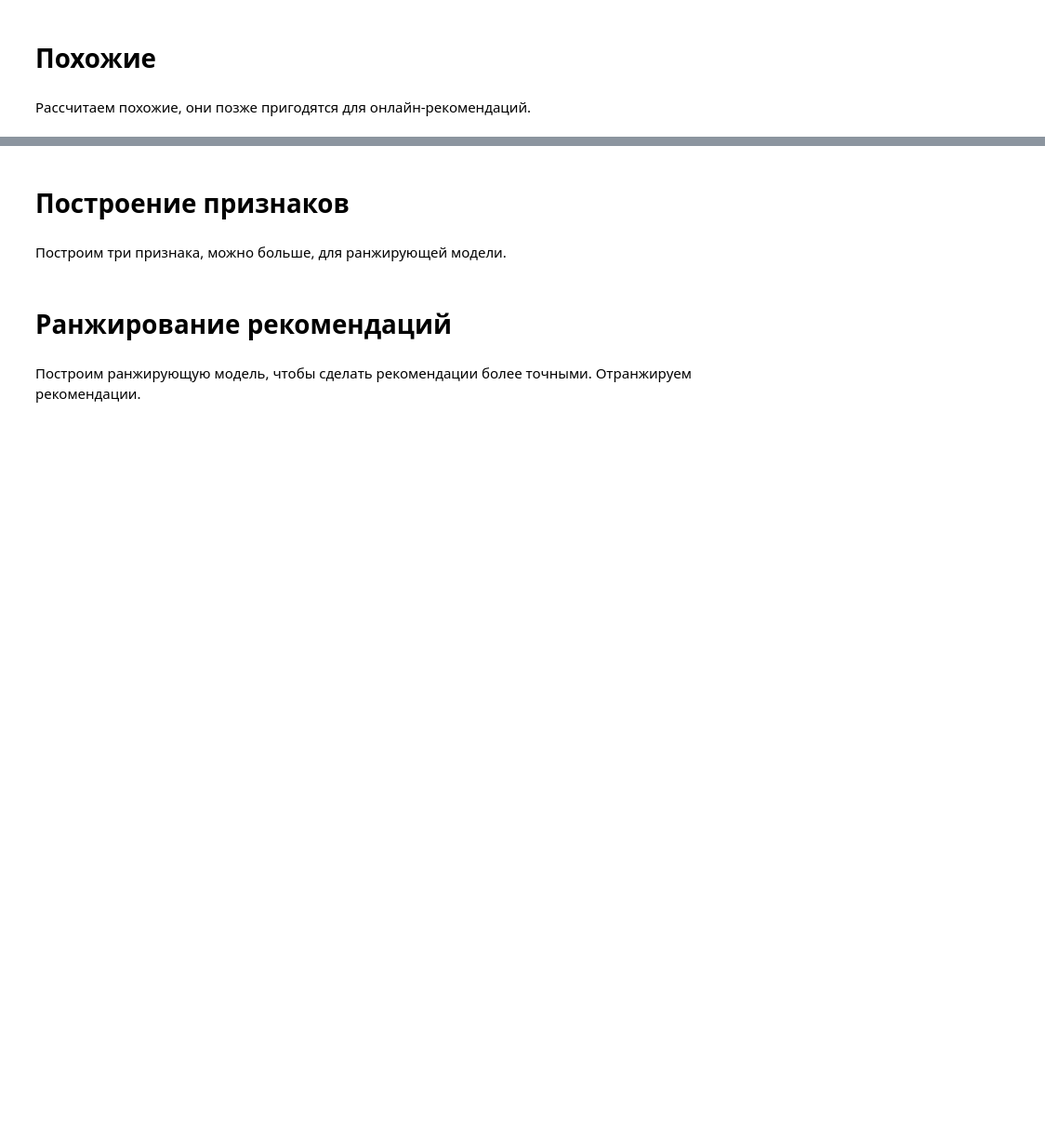
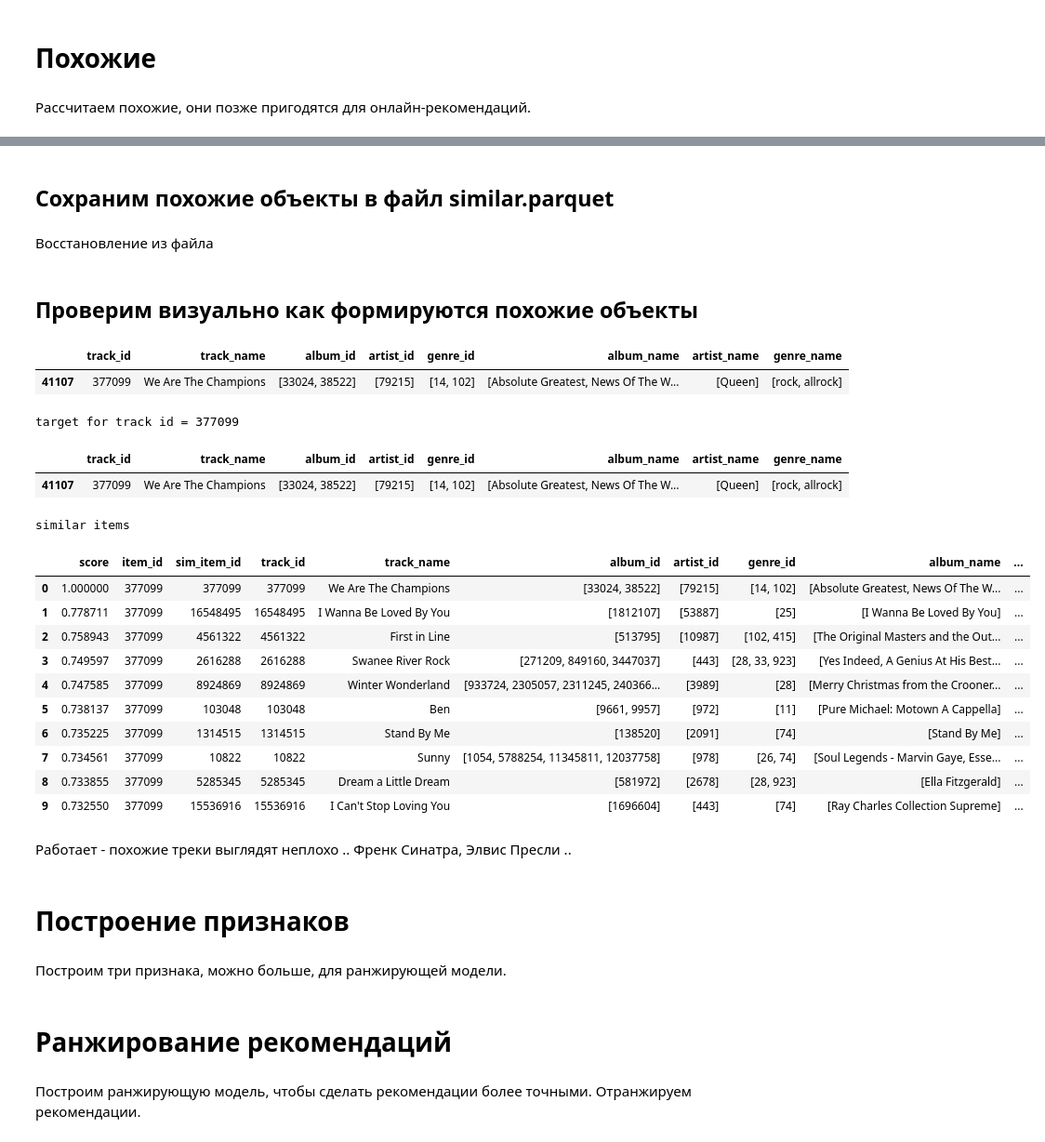
Before and after one commit to khromenko/mle-project-sprint-4-v001, a Jupyter notebook: recommendations.ipynb, the cells around one changed output, grey strips where cells are left out. Shown at 93% size. Cells and saved outputs as stored; diff of their text form; code cells hidden in the pictures; blank space fills up the shorter version.

```diff
--- a/recommendations.ipynb
+++ b/recommendations.ipynb
@@ -1218,0 +1354,2 @@ als_recommendations.to_parquet(path + "personal_als.parquet")
+# %% [markdown]
+## Сохраним похожие объекты в файл similar.parquet
@@ -1219,3 +1359,56 @@ als_recommendations.to_parquet(path + "personal_als.parquet")
+# %% [markdown]
+Восстановление из файла
+# %%
+import pandas as pd
+
+path = 'data/recsys/'
+sim_recs_als = pd.read_parquet(path + 'similar.parquet')
+# %% [markdown]
+## Проверим визуально как формируются похожие объекты
+# %%
+items = pd.read_parquet(path + "items.parquet")
+# %%
+track_name = 'We are the champions'
+artist_name = 'Queen'
+
+target_track = items[
+    items['track_name'].str.contains(track_name, case=False)
+    &
+    items['artist_name'].str.join(',').str.contains(artist_name, case=False)
+    ].head(1)
+
+target_track
+# %% [output]
+|  | track_id | track_name | album_id | artist_id | genre_id | album_name | artist_name | genre_name |
+| 41107 | 377099 | We Are The Champions | [33024, 38522] | [79215] | [14, 102] | [Absolute Greatest, News Of The W... | [Queen] | [rock, allrock] |
+# %%
+target_track_id = target_track['track_id'].iat[0]
+print(f'target for track id = {target_track_id}')
+display(target_track)
+
+sim_recs = sim_recs_als[sim_recs_als['item_id'] == target_track_id] \
+    .merge(items, left_on='sim_item_id', right_on='track_id')
+
+print('similar items')
+display(sim_recs)
+# %% [output]
+target for track id = 377099
+|  | track_id | track_name | album_id | artist_id | genre_id | album_name | artist_name | genre_name |
+| 41107 | 377099 | We Are The Champions | [33024, 38522] | [79215] | [14, 102] | [Absolute Greatest, News Of The W... | [Queen] | [rock, allrock] |
+similar items
+|  | score | item_id | sim_item_id | track_id | track_name | album_id | artist_id | genre_id | album_name | ... |
+| 0 | 1.000000 | 377099 | 377099 | 377099 | We Are The Champions | [33024, 38522] | [79215] | [14, 102] | [Absolute Greatest, News Of The W... | ... |
+| 1 | 0.778711 | 377099 | 16548495 | 16548495 | I Wanna Be Loved By You | [1812107] | [53887] | [25] | [I Wanna Be Loved By You] | ... |
+| 2 | 0.758943 | 377099 | 4561322 | 4561322 | First in Line | [513795] | [10987] | [102, 415] | [The Original Masters and the Out... | ... |
+| 3 | 0.749597 | 377099 | 2616288 | 2616288 | Swanee River Rock | [271209, 849160, 3447037] | [443] | [28, 33, 923] | [Yes Indeed, A Genius At His Best... | ... |
+| 4 | 0.747585 | 377099 | 8924869 | 8924869 | Winter Wonderland | [933724, 2305057, 2311245, 240366... | [3989] | [28] | [Merry Christmas from the Crooner... | ... |
+| 5 | 0.738137 | 377099 | 103048 | 103048 | Ben | [9661, 9957] | [972] | [11] | [Pure Michael: Motown A Cappella] | ... |
+| 6 | 0.735225 | 377099 | 1314515 | 1314515 | Stand By Me | [138520] | [2091] | [74] | [Stand By Me] | ... |
+| 7 | 0.734561 | 377099 | 10822 | 10822 | Sunny | [1054, 5788254, 11345811, 12037758] | [978] | [26, 74] | [Soul Legends - Marvin Gaye, Esse... | ... |
+| 8 | 0.733855 | 377099 | 5285345 | 5285345 | Dream a Little Dream | [581972] | [2678] | [28, 923] | [Ella Fitzgerald] | ... |
+| 9 | 0.732550 | 377099 | 15536916 | 15536916 | I Can't Stop Loving You | [1696604] | [443] | [74] | [Ray Charles Collection Supreme] | ... |
+# %% [markdown]
+Работает - похожие треки выглядят неплохо .. Френк Синатра, Элвис Пресли ..
 # %% [markdown]
 # Построение признаков
 # %% [markdown]
```
Also changed, not shown: parts of 22 cells of this notebook.
